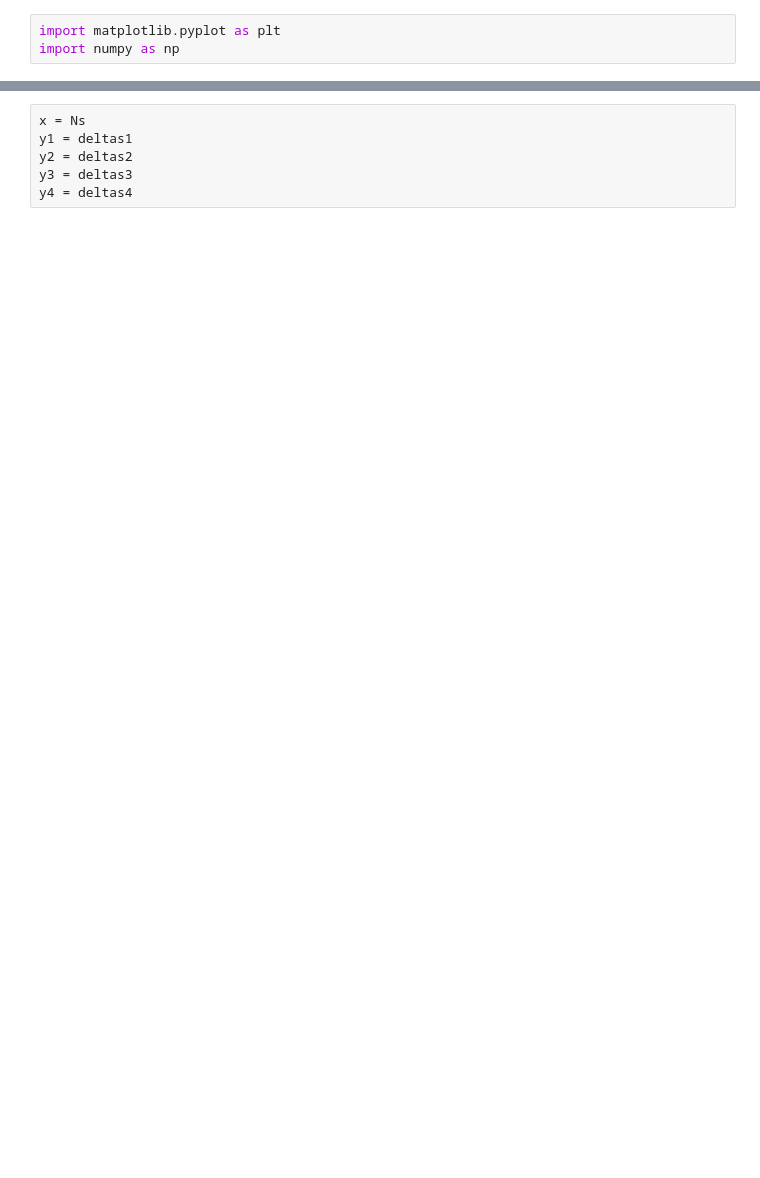
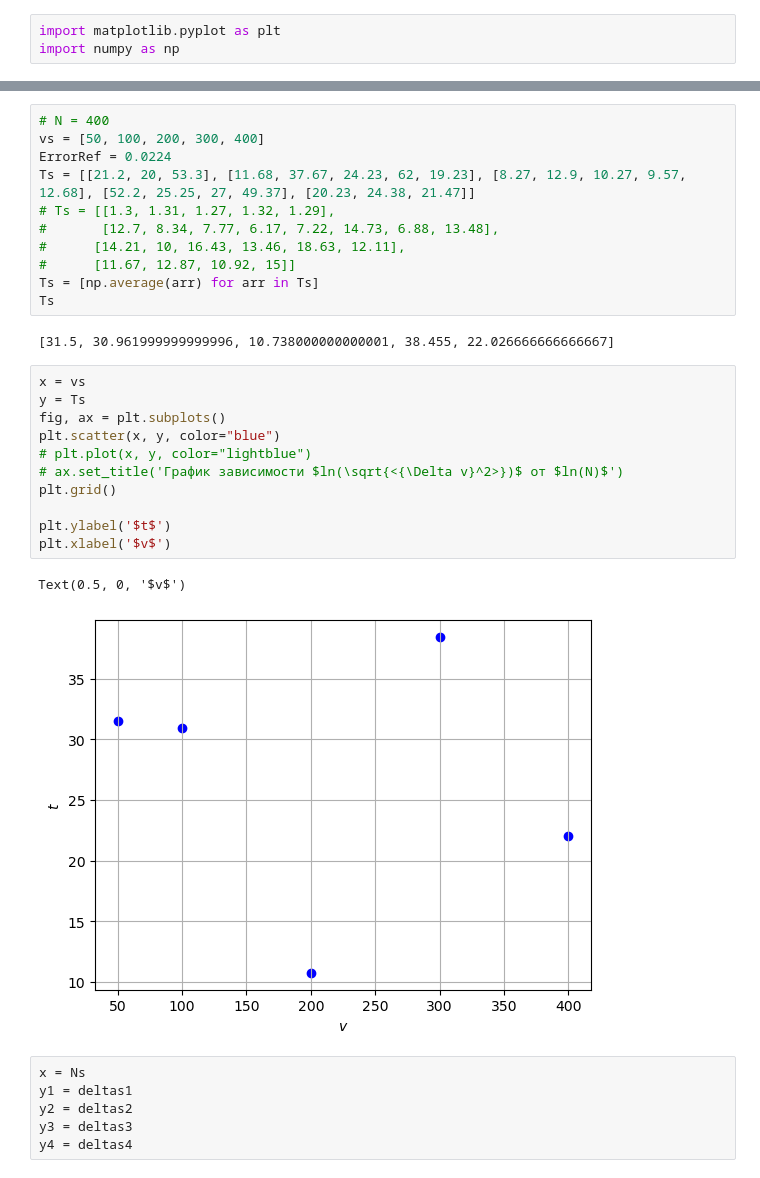
Before and after one commit to juliaProjorlivy/maxwell, a Jupyter notebook: ErrorDependency.ipynb, the cells around one changed output, grey strips where cells are left out. Saved outputs shown, nothing was run; the diff lists cells and outputs as text; blank space fills up the shorter version.

```diff
--- a/ErrorDependency.ipynb
+++ b/ErrorDependency.ipynb
@@ -30,6 +21,33 @@ deltas4 = [0.12, 0.072, 0.051, 0.033, 0.022, 0.018, 0.015]
 v5 = 500
 # Ns = [100, 200, 400]
 deltas5 = [0.12, 0.053, 0.23]
+# %%
+# N = 400
+vs = [50, 100, 200, 300, 400]
+ErrorRef = 0.0224
+Ts = [[21.2, 20, 53.3], [11.68, 37.67, 24.23, 62, 19.23], [8.27, 12.9, 10.27, 9.57, 12.68], [52.2, 25.25, 27, 49.37], [20.23, 24.38, 21.47]]
+# Ts = [[1.3, 1.31, 1.27, 1.32, 1.29],
+#       [12.7, 8.34, 7.77, 6.17, 7.22, 14.73, 6.88, 13.48],
+#      [14.21, 10, 16.43, 13.46, 18.63, 12.11],
+#      [11.67, 12.87, 10.92, 15]]
+Ts = [np.average(arr) for arr in Ts]
+Ts
+# %% [output]
+[31.5, 30.961999999999996, 10.738000000000001, 38.455, 22.026666666666667]
+# %%
+x = vs
+y = Ts
+fig, ax = plt.subplots()
+plt.scatter(x, y, color="blue")
+# plt.plot(x, y, color="lightblue")
+# ax.set_title('График зависимости $ln(\sqrt{<{\Delta v}^2>})$ от $ln(N)$')
+plt.grid()
+
+plt.ylabel('$t$')
+plt.xlabel('$v$')
+# %% [output]
+Text(0.5, 0, '$v$')
+[figure, added]
 # %%
 x = Ns
 y1 = deltas1
```
Also changed, not shown: parts of 3 cells of this notebook, 7 other files.
